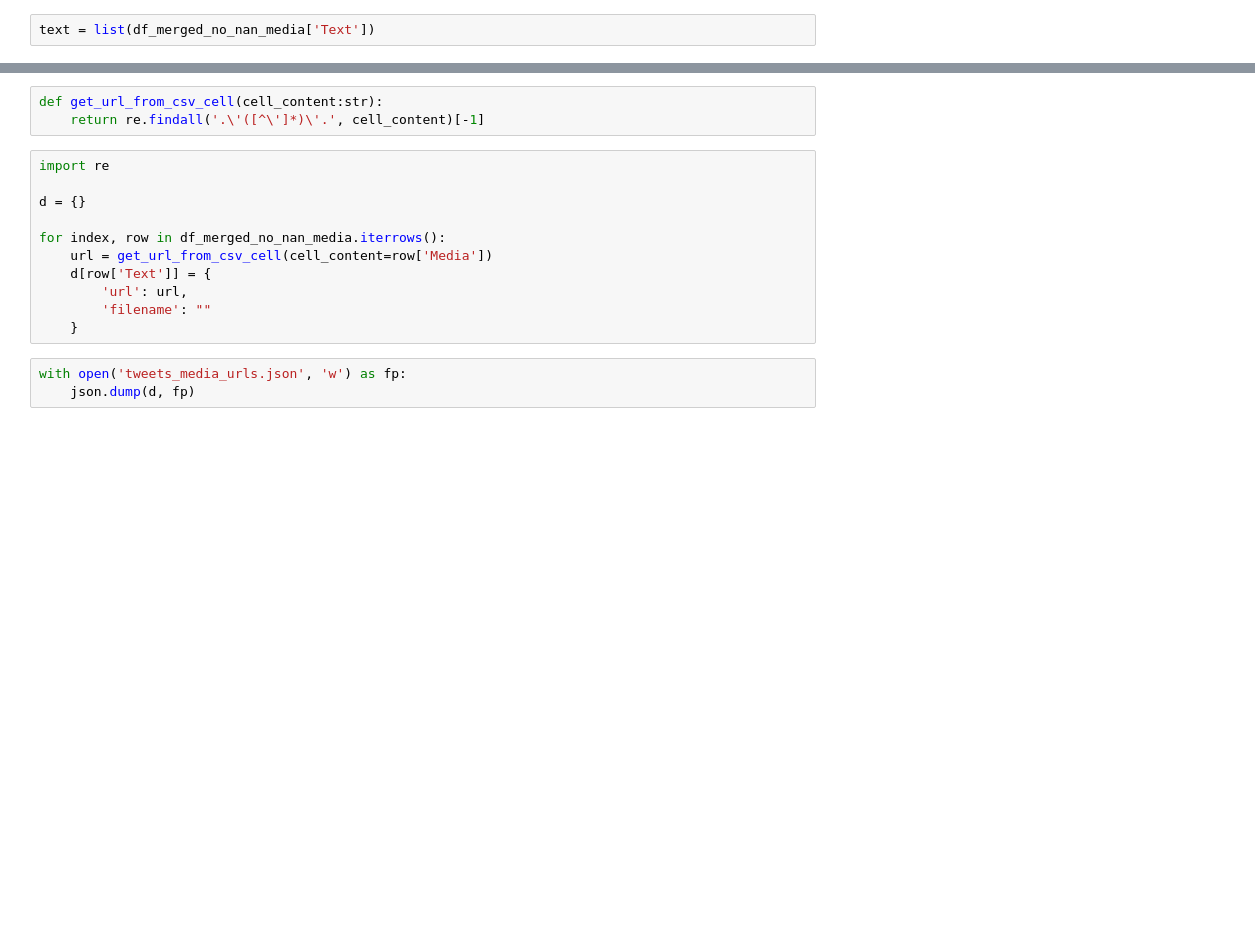
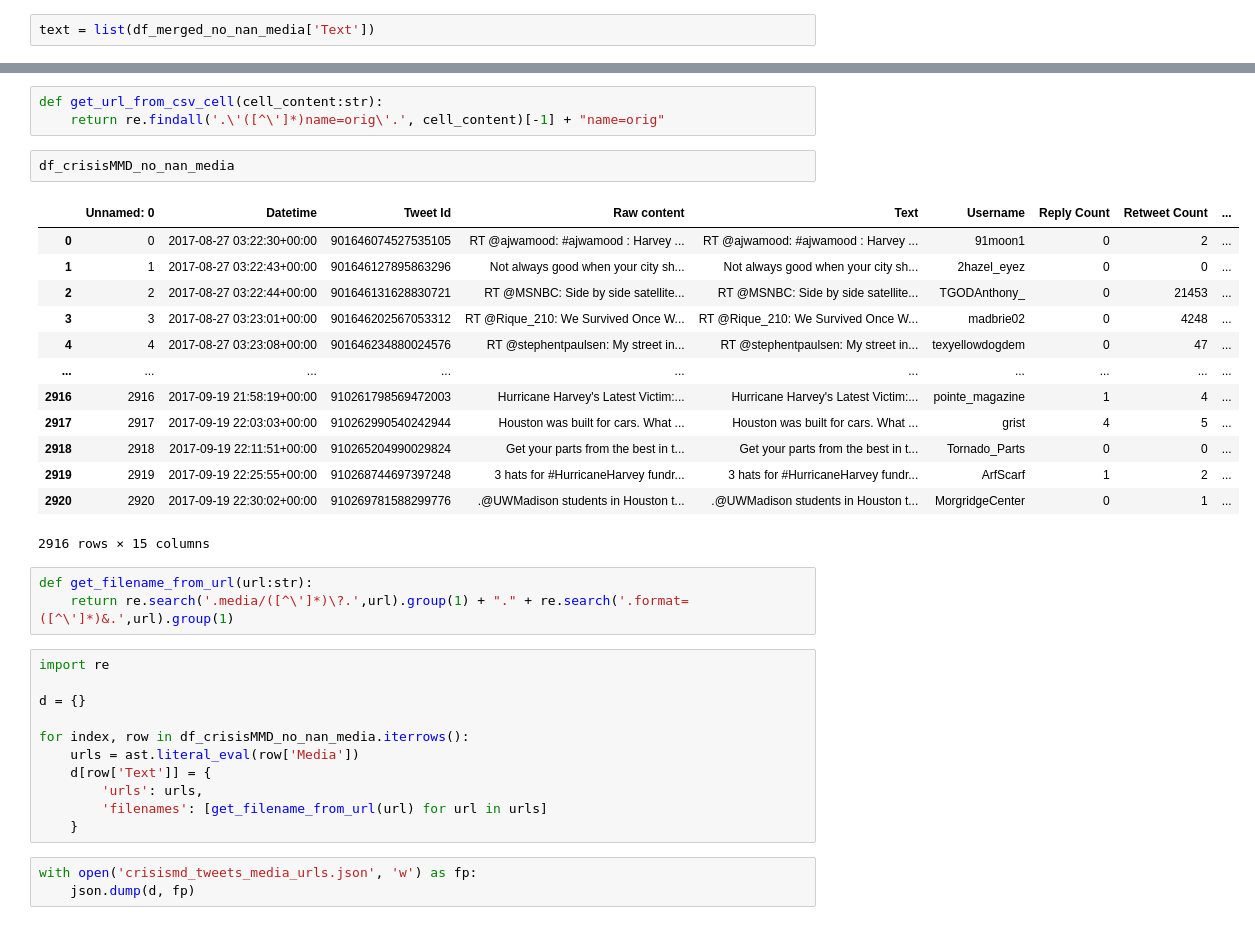
Before and after one commit to pablogiaccaglia/Twitter-Early-Emergency-Detection, a Jupyter notebook: experiments.ipynb, the cells around one changed output, grey strips where cells are left out. Cells and saved outputs as stored; diff of their text form; blank space fills up the shorter version.

```diff
--- a/experiments.ipynb
+++ b/experiments.ipynb
@@ -26,19 +47,38 @@ d = {}
 # %%
 def get_url_from_csv_cell(cell_content:str):
-    return re.findall('.\'([^\']*)\'.', cell_content)[-1]
+    return re.findall('.\'([^\']*)name=orig\'.', cell_content)[-1] + "name=orig"
+# %%
+df_crisisMMD_no_nan_media
+# %% [output]
+|  | Unnamed: 0 | Datetime | Tweet Id | Raw content | Text | Username | Reply Count | Retweet Count | ... |
+| 0 | 0 | 2017-08-27 03:22:30+00:00 | 901646074527535105 | RT @ajwamood: #ajwamood : Harvey ... | RT @ajwamood: #ajwamood : Harvey ... | 91moon1 | 0 | 2 | ... |
+| 1 | 1 | 2017-08-27 03:22:43+00:00 | 901646127895863296 | Not always good when your city sh... | Not always good when your city sh... | 2hazel_eyez | 0 | 0 | ... |
+| 2 | 2 | 2017-08-27 03:22:44+00:00 | 901646131628830721 | RT @MSNBC: Side by side satellite... | RT @MSNBC: Side by side satellite... | TGODAnthony_ | 0 | 21453 | ... |
+| 3 | 3 | 2017-08-27 03:23:01+00:00 | 901646202567053312 | RT @Rique_210: We Survived Once W... | RT @Rique_210: We Survived Once W... | madbrie02 | 0 | 4248 | ... |
+| 4 | 4 | 2017-08-27 03:23:08+00:00 | 901646234880024576 | RT @stephentpaulsen: My street in... | RT @stephentpaulsen: My street in... | texyellowdogdem | 0 | 47 | ... |
+| ... | ... | ... | ... | ... | ... | ... | ... | ... | ... |
+| 2916 | 2916 | 2017-09-19 21:58:19+00:00 | 910261798569472003 | Hurricane Harvey's Latest Victim:... | Hurricane Harvey's Latest Victim:... | pointe_magazine | 1 | 4 | ... |
+| 2917 | 2917 | 2017-09-19 22:03:03+00:00 | 910262990540242944 | Houston was built for cars. What ... | Houston was built for cars. What ... | grist | 4 | 5 | ... |
+| 2918 | 2918 | 2017-09-19 22:11:51+00:00 | 910265204990029824 | Get your parts from the best in t... | Get your parts from the best in t... | Tornado_Parts | 0 | 0 | ... |
+| 2919 | 2919 | 2017-09-19 22:25:55+00:00 | 910268744697397248 | 3 hats for #HurricaneHarvey fundr... | 3 hats for #HurricaneHarvey fundr... | ArfScarf | 1 | 2 | ... |
+| 2920 | 2920 | 2017-09-19 22:30:02+00:00 | 910269781588299776 | .@UWMadison students in Houston t... | .@UWMadison students in Houston t... | MorgridgeCenter | 0 | 1 | ... |
+2916 rows × 15 columns
+# %%
+def get_filename_from_url(url:str):
+    return re.search('.media/([^\']*)\?.',url).group(1) + "." + re.search('.format=([^\']*)&.',url).group(1)
 # %%
 import re
 
 d = {}
 
-for index, row in df_merged_no_nan_media.iterrows():
-    url = get_url_from_csv_cell(cell_content=row['Media'])
+for index, row in df_crisisMMD_no_nan_media.iterrows():
+    urls = ast.literal_eval(row['Media'])
     d[row['Text']] = {
-        'url': url,
-        'filename': ""
+        'urls': urls,
+        'filenames': [get_filename_from_url(url) for url in urls]
     }
 # %%
-with open('tweets_media_urls.json', 'w') as fp:
+with open('crisismd_tweets_media_urls.json', 'w') as fp:
     json.dump(d, fp)
 # %%
 d
```
Also changed, not shown: parts of 9 cells of this notebook, 15 other files.
